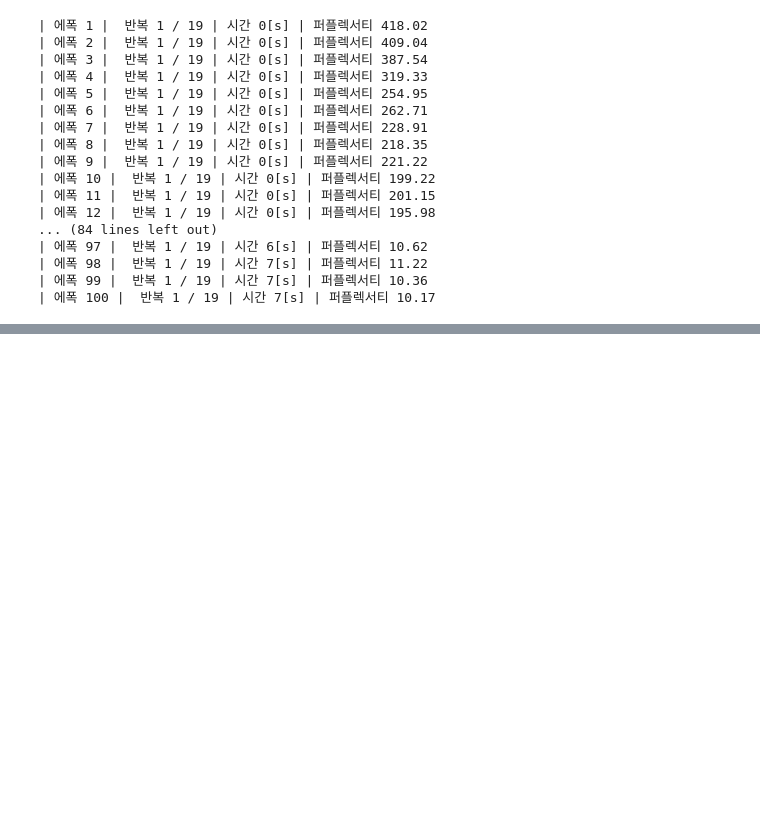
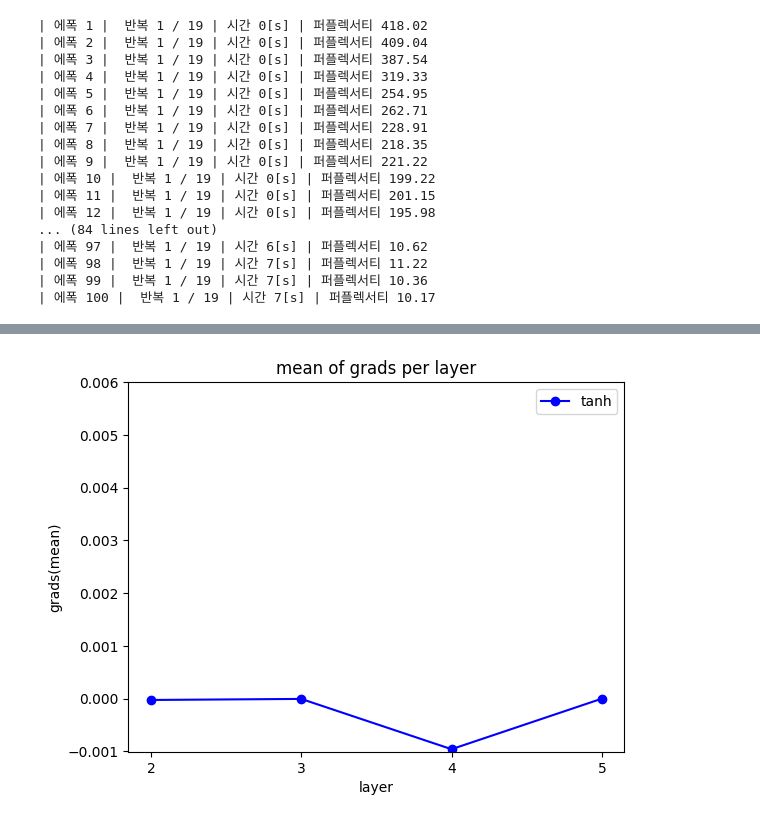
Before and after one commit to Chanmuzi/Deep-Learning-from-Scratch, a Jupyter notebook: 2권/ch05.ipynb, the cells around one changed output, grey strips where cells are left out. Cells and saved outputs as stored; diff of their text form; code cells hidden in the pictures; blank space fills up the shorter version.

```diff
--- a/2권/ch05.ipynb
+++ b/2권/ch05.ipynb
@@ -466,0 +503,12 @@ plt.plot(x, trainer_relu.ppl_list, label='relu', color='green')
+# %%
+plt.plot(np.arange(2,6,1), trainer_grads[1:-1], color='blue', label='tanh', marker='o',markevery=1)
+# plt.plot(np.arange(2,6,1), trainer_relu_grads[1:-1], color='green', label='relu', marker='o', markevery=1)
+plt.xticks([2,3,4,5])
+plt.yticks(np.arange(-0.001, 0.007, 0.001))
+plt.xlabel('layer')
+plt.ylabel('grads(mean)')
+plt.legend()
+plt.title('mean of grads per layer')
+plt.show()
+# %% [output]
+[figure, added]
```
Also changed, not shown: parts of 10 cells of this notebook.
